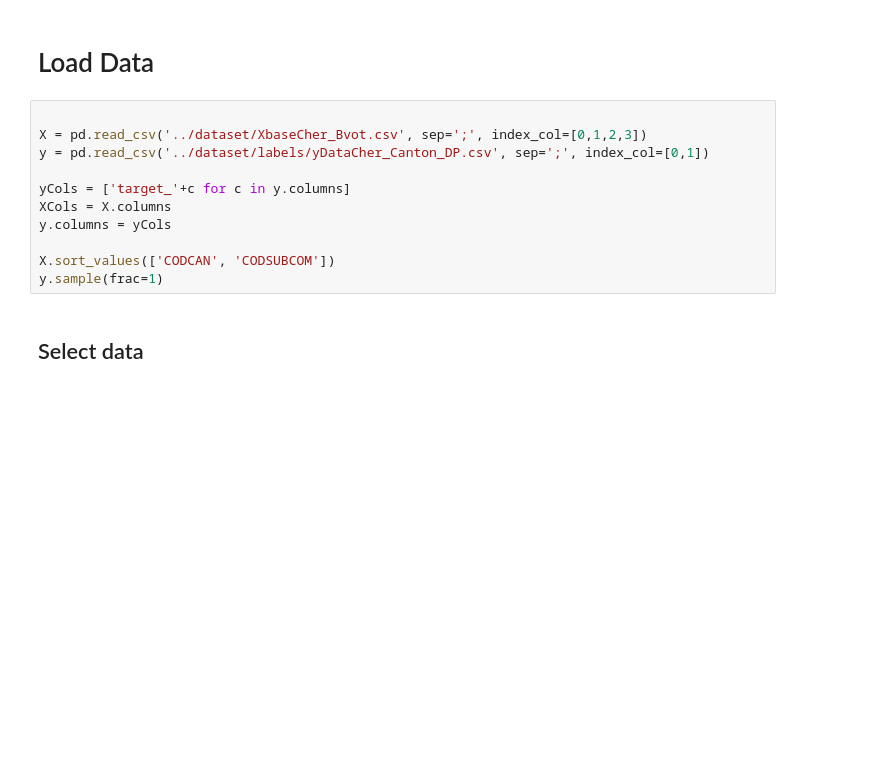
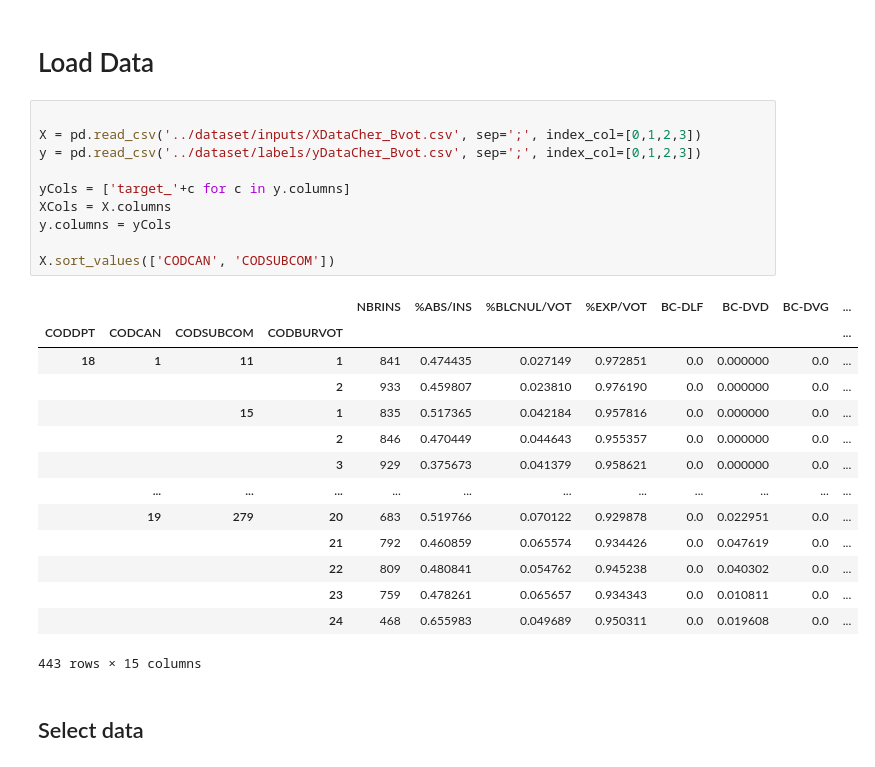
Before and after one commit to Anatharr/elections, a Jupyter notebook: models/model_training.ipynb, the cells around one changed output. Drawn from its saved outputs; the diff is of its cells as text; blank space fills up the shorter version.

```diff
--- a/models/model_training.ipynb
+++ b/models/model_training.ipynb
@@ -12,15 +10,29 @@ ModuleNotFoundError: No module named 'tensorflow'
 # Load Data
 # %%
 
-X = pd.read_csv('../dataset/XbaseCher_Bvot.csv', sep=';', index_col=[0,1,2,3])
-y = pd.read_csv('../dataset/labels/yDataCher_Canton_DP.csv', sep=';', index_col=[0,1])
+X = pd.read_csv('../dataset/inputs/XDataCher_Bvot.csv', sep=';', index_col=[0,1,2,3])
+y = pd.read_csv('../dataset/labels/yDataCher_Bvot.csv', sep=';', index_col=[0,1,2,3])
 
 yCols = ['target_'+c for c in y.columns]
 XCols = X.columns
 y.columns = yCols
 
 X.sort_values(['CODCAN', 'CODSUBCOM'])
-y.sample(frac=1)
+# %% [output]
+|  |  |  |  | NBRINS | %ABS/INS | %BLCNUL/VOT | %EXP/VOT | BC-DLF | BC-DVD | BC-DVG | ... |
+| CODDPT | CODCAN | CODSUBCOM | CODBURVOT |  |  |  |  |  |  |  | ... |
+| 18 | 1 | 11 | 1 | 841 | 0.474435 | 0.027149 | 0.972851 | 0.0 | 0.000000 | 0.0 | ... |
+|  |  |  | 2 | 933 | 0.459807 | 0.023810 | 0.976190 | 0.0 | 0.000000 | 0.0 | ... |
+|  |  | 15 | 1 | 835 | 0.517365 | 0.042184 | 0.957816 | 0.0 | 0.000000 | 0.0 | ... |
+|  |  |  | 2 | 846 | 0.470449 | 0.044643 | 0.955357 | 0.0 | 0.000000 | 0.0 | ... |
+|  |  |  | 3 | 929 | 0.375673 | 0.041379 | 0.958621 | 0.0 | 0.000000 | 0.0 | ... |
+|  | ... | ... | ... | ... | ... | ... | ... | ... | ... | ... | ... |
+|  | 19 | 279 | 20 | 683 | 0.519766 | 0.070122 | 0.929878 | 0.0 | 0.022951 | 0.0 | ... |
+|  |  |  | 21 | 792 | 0.460859 | 0.065574 | 0.934426 | 0.0 | 0.047619 | 0.0 | ... |
+|  |  |  | 22 | 809 | 0.480841 | 0.054762 | 0.945238 | 0.0 | 0.040302 | 0.0 | ... |
+|  |  |  | 23 | 759 | 0.478261 | 0.065657 | 0.934343 | 0.0 | 0.010811 | 0.0 | ... |
+|  |  |  | 24 | 468 | 0.655983 | 0.049689 | 0.950311 | 0.0 | 0.019608 | 0.0 | ... |
+443 rows × 15 columns
 # %% [markdown]
 ## Select data
 # %%
```
Also changed, not shown: parts of 3 cells of this notebook, 11 other files.
